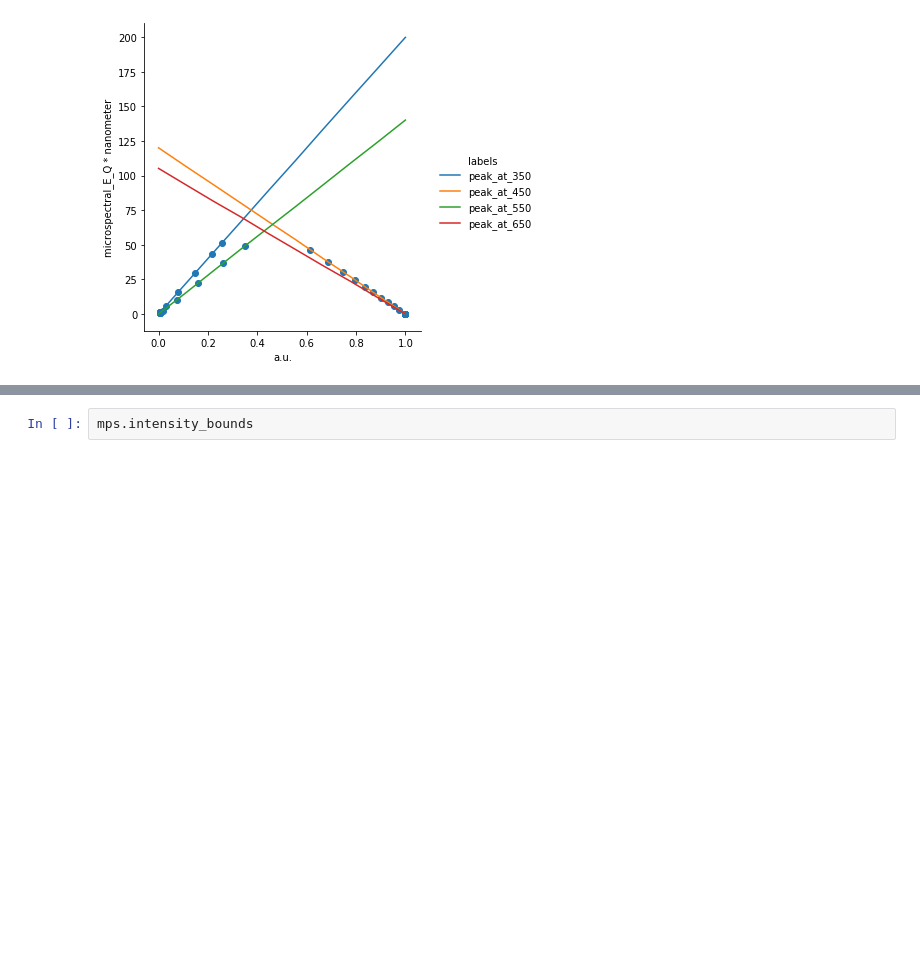
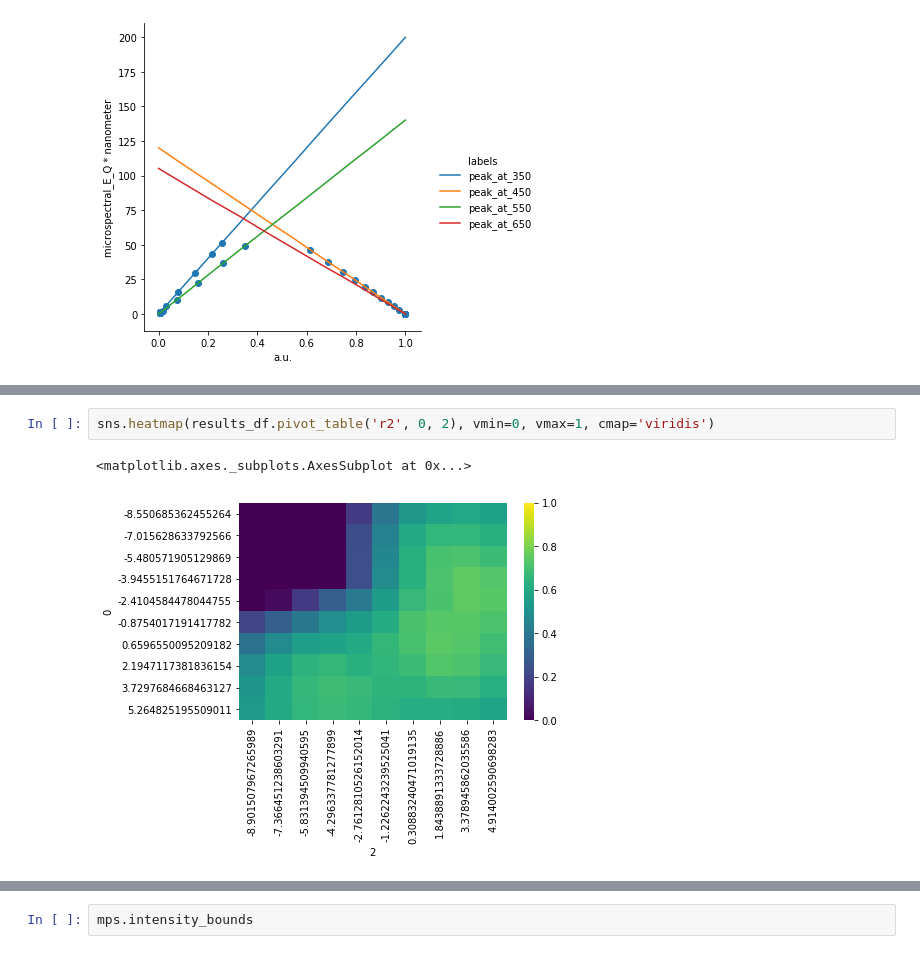
Before and after one commit to neuralsignal/dreye, a Jupyter notebook: messy_notebooks/rebase_Tests.ipynb, the cells around one changed output, grey strips where cells are left out. Saved outputs shown, nothing was run; the diff lists cells and outputs as text; blank space fills up the shorter version.

```diff
--- a/messy_notebooks/rebase_Tests.ipynb
+++ b/messy_notebooks/rebase_Tests.ipynb
@@ -722,0 +792,5 @@ plt.scatter(o4, efit.fitted_intensities_)
+# %%
+sns.heatmap(results_df.pivot_table('r2', 0, 2), vmin=0, vmax=1, cmap='viridis')
+# %% [output]
+<matplotlib.axes._subplots.AxesSubplot at 0x...>
+[figure, added]
```
Also changed, not shown: parts of 33 cells of this notebook, 6 other files.
